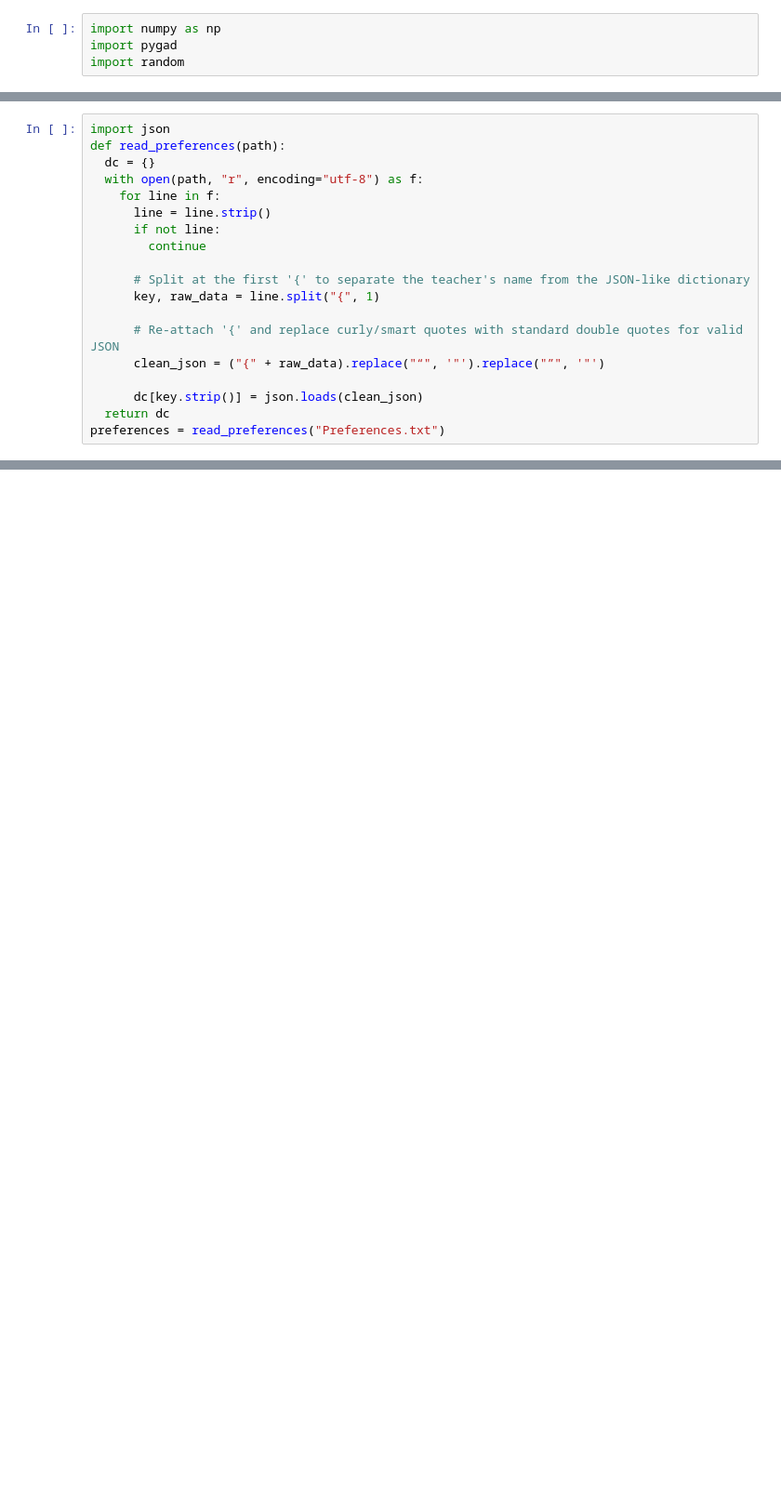
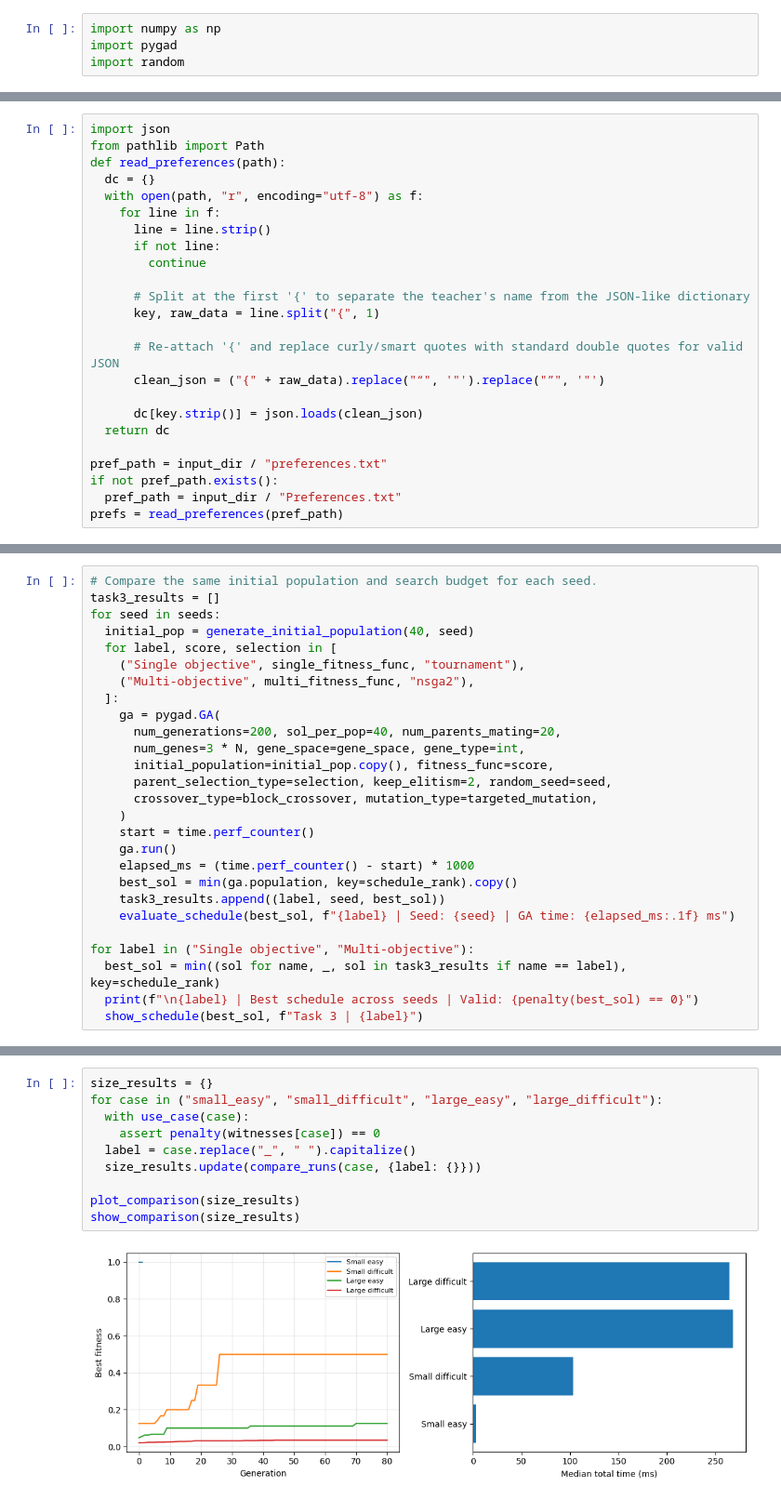
Before and after one commit to bor-ko/Intelligent-Systems-Seminar1, a Jupyter notebook: sem1.ipynb, the cells around one changed output, grey strips where cells are left out. Shown at 93% size. Cells and saved outputs as stored; diff of their text form; blank space fills up the shorter version.

```diff
--- a/sem1.ipynb
+++ b/sem1.ipynb
@@ -528,5 +573,6 @@ The idea here is to also check if maybe chosing a teacher will be benefical to b
 # %%
 import json
+from pathlib import Path
 def read_preferences(path):
   dc = {}
   with open(path, "r", encoding="utf-8") as f:
@@ -543,4 +589,8 @@ def read_preferences(path):
 
       dc[key.strip()] = json.loads(clean_json)
   return dc
-preferences = read_preferences("Preferences.txt")
+
+pref_path = input_dir / "preferences.txt"
+if not pref_path.exists():
+  pref_path = input_dir / "Preferences.txt"
+prefs = read_preferences(pref_path)
@@ -546,0 +673,27 @@ preferences = read_preferences("Preferences.txt")
+# %%
+# Compare the same initial population and search budget for each seed.
+task3_results = []
+for seed in seeds:
+  initial_pop = generate_initial_population(40, seed)
+  for label, score, selection in [
+    ("Single objective", single_fitness_func, "tournament"),
+    ("Multi-objective", multi_fitness_func, "nsga2"),
+  ]:
+    ga = pygad.GA(
+      num_generations=200, sol_per_pop=40, num_parents_mating=20,
+      num_genes=3 * N, gene_space=gene_space, gene_type=int,
+      initial_population=initial_pop.copy(), fitness_func=score,
+      parent_selection_type=selection, keep_elitism=2, random_seed=seed,
+      crossover_type=block_crossover, mutation_type=targeted_mutation,
+    )
+    start = time.perf_counter()
+    ga.run()
+    elapsed_ms = (time.perf_counter() - start) * 1000
+    best_sol = min(ga.population, key=schedule_rank).copy()
+    task3_results.append((label, seed, best_sol))
+    evaluate_schedule(best_sol, f"{label} | Seed: {seed} | GA time: {elapsed_ms:.1f} ms")
+
+for label in ("Single objective", "Multi-objective"):
+  best_sol = min((sol for name, _, sol in task3_results if name == label), key=schedule_rank)
+  print(f"\n{label} | Best schedule across seeds | Valid: {penalty(best_sol) == 0}")
+  show_schedule(best_sol, f"Task 3 | {label}")
@@ -548,0 +906,12 @@ preferences = read_preferences("Preferences.txt")
+# %%
+size_results = {}
+for case in ("small_easy", "small_difficult", "large_easy", "large_difficult"):
+  with use_case(case):
+    assert penalty(witnesses[case]) == 0
+  label = case.replace("_", " ").capitalize()
+  size_results.update(compare_runs(case, {label: {}}))
+
+plot_comparison(size_results)
+show_comparison(size_results)
+# %% [output]
+[figure, added]
```
Also changed, not shown: parts of 27 cells of this notebook, 20 other files.
